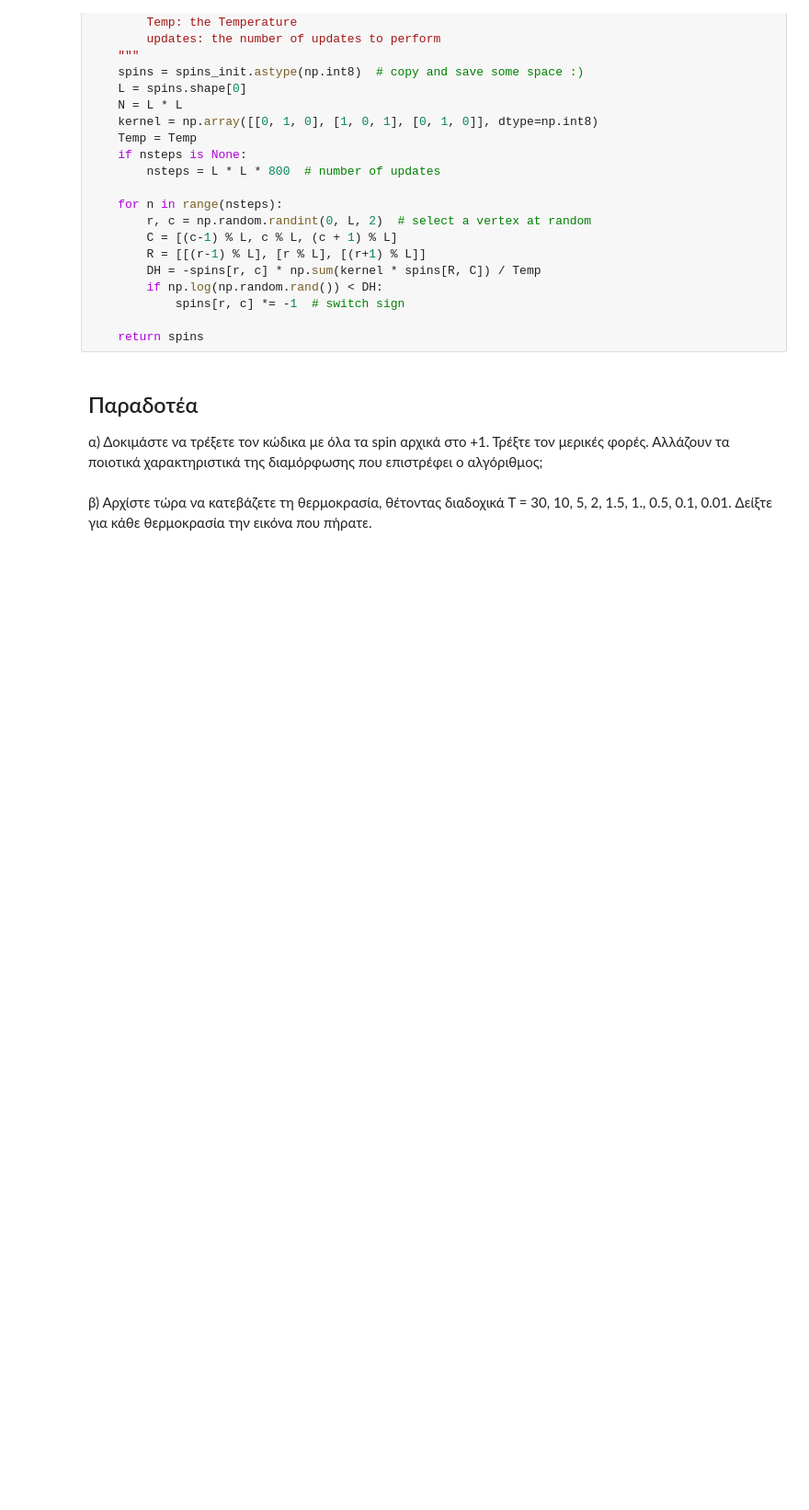
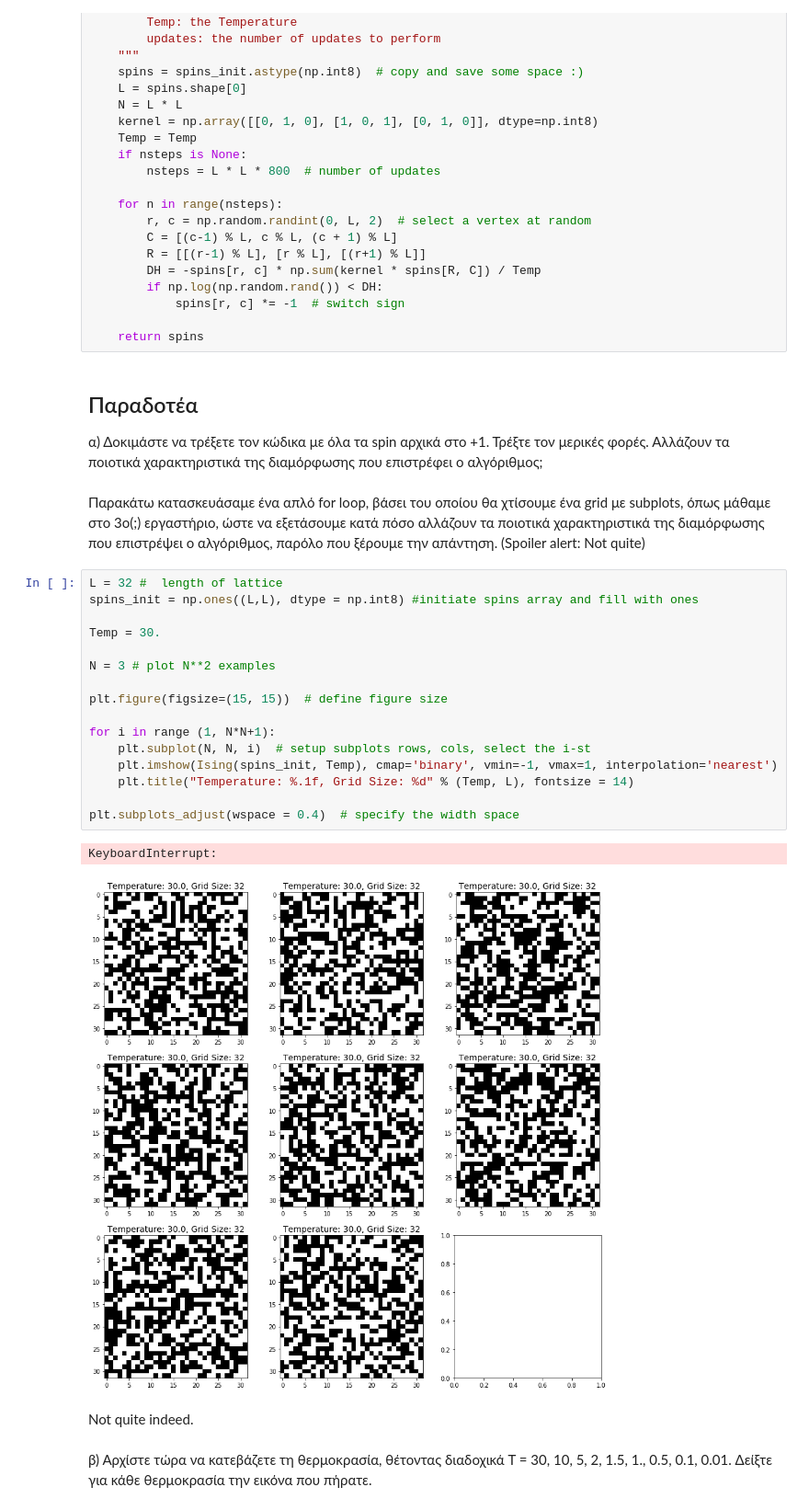
Before and after one commit to yannnisgeo/NTUA_Stochastic_Processes, a Jupyter notebook: My Solutions/IKGeorgakopoulos_03111512_Lab8.ipynb, the cells around one changed output. Shown at 92% size. Drawn from its saved outputs; the diff is of its cells as text; blank space fills up the shorter version.

```diff
--- a/My Solutions/IKGeorgakopoulos_03111512_Lab8.ipynb
+++ b/My Solutions/IKGeorgakopoulos_03111512_Lab8.ipynb
@@ -198,6 +198,29 @@ def Ising(spins_init, Temp, nsteps=None):
 α) Δοκιμάστε να τρέξετε τον κώδικα με όλα τα spin αρχικά στο +1.
 Τρέξτε τον μερικές φορές. Αλλάζουν τα ποιοτικά χαρακτηριστικά
 της διαμόρφωσης που επιστρέφει ο αλγόριθμος;
+# %% [markdown]
+Παρακάτω κατασκευάσαμε ένα απλό for loop, βάσει του οποίου θα χτίσουμε ένα grid με subplots, όπως μάθαμε στο 3ο(;) εργαστήριο, ώστε να εξετάσουμε κατά πόσο αλλάζουν τα ποιοτικά χαρακτηριστικά της διαμόρφωσης που επιστρέψει ο αλγόριθμος, παρόλο που ξέρουμε την απάντηση. (Spoiler alert: Not quite)
+# %%
+L = 32 #  length of lattice
+spins_init = np.ones((L,L), dtype = np.int8) #initiate spins array and fill with ones
+
+Temp = 30.
+
+N = 3 # plot N**2 examples
+
+plt.figure(figsize=(15, 15))  # define figure size
+
+for i in range (1, N*N+1):
+    plt.subplot(N, N, i)  # setup subplots rows, cols, select the i-st
+    plt.imshow(Ising(spins_init, Temp), cmap='binary', vmin=-1, vmax=1, interpolation='nearest')
+    plt.title("Temperature: %.1f, Grid Size: %d" % (Temp, L), fontsize = 14)
+
+plt.subplots_adjust(wspace = 0.4)  # specify the width space
+# %% [output]
+KeyboardInterrupt:
+[figure, added]
+# %% [markdown]
+Not quite indeed.
 # %% [markdown]
 β) Αρχίστε τώρα να κατεβάζετε τη θερμοκρασία, θέτοντας διαδοχικά
 T = 30, 10, 5, 2, 1.5, 1., 0.5, 0.1, 0.01. Δείξτε για κάθε θερμοκρασία την εικόνα που πήρατε.
```
Also changed, not shown: parts of 3 cells of this notebook.
